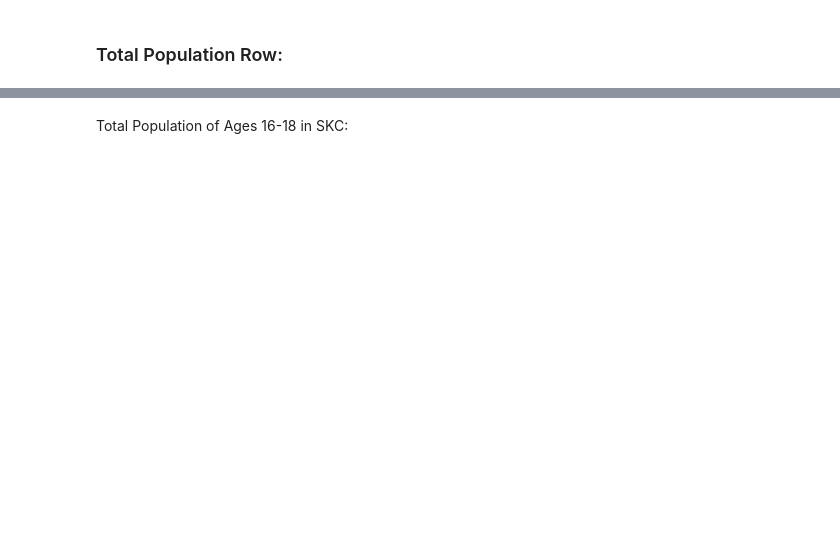
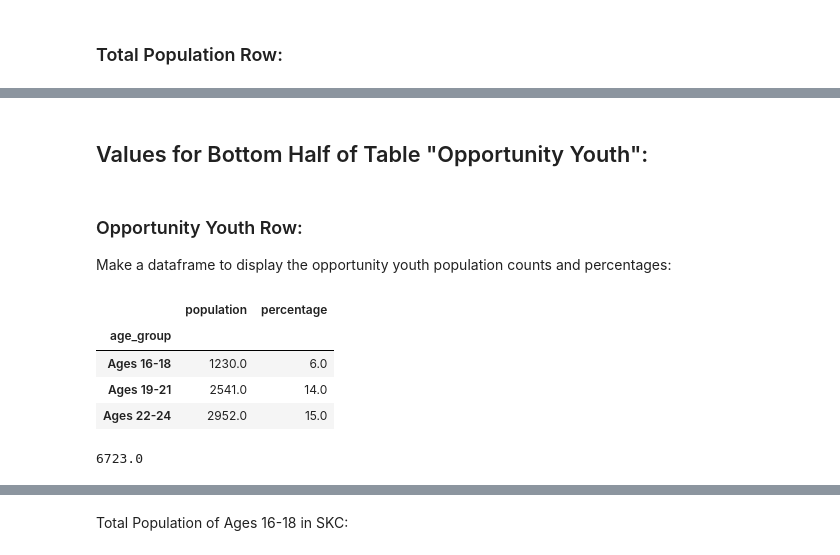
Before and after one commit to lecritch/mod-1-project-chicago-seattle-ds-051120, a Jupyter notebook: notebooks/exploratory/08_pt3_values_lc.ipynb, the cells around one changed output, grey strips where cells are left out. Drawn from its saved outputs; the diff is of its cells as text; code cells hidden in the pictures; blank space fills up the shorter version.

```diff
--- a/notebooks/exploratory/08_pt3_values_lc.ipynb
+++ b/notebooks/exploratory/08_pt3_values_lc.ipynb
@@ -91,0 +177,17 @@ skc_df
+# %% [markdown]
+## Values for Bottom Half of Table "Opportunity Youth":
+# %% [markdown]
+### Opportunity Youth Row:
+Make a dataframe to display the opportunity youth population counts and percentages:
+# %%
+oy_pop_df
+# %% [output]
+|  | population | percentage |
+| age_group |  |  |
+| Ages 16-18 | 1230.0 | 6.0 |
+| Ages 19-21 | 2541.0 | 14.0 |
+| Ages 22-24 | 2952.0 | 15.0 |
+# %%
+oy_tot_pop
+# %% [output]
+6723.0
```
Also changed, not shown: parts of 34 cells of this notebook.
